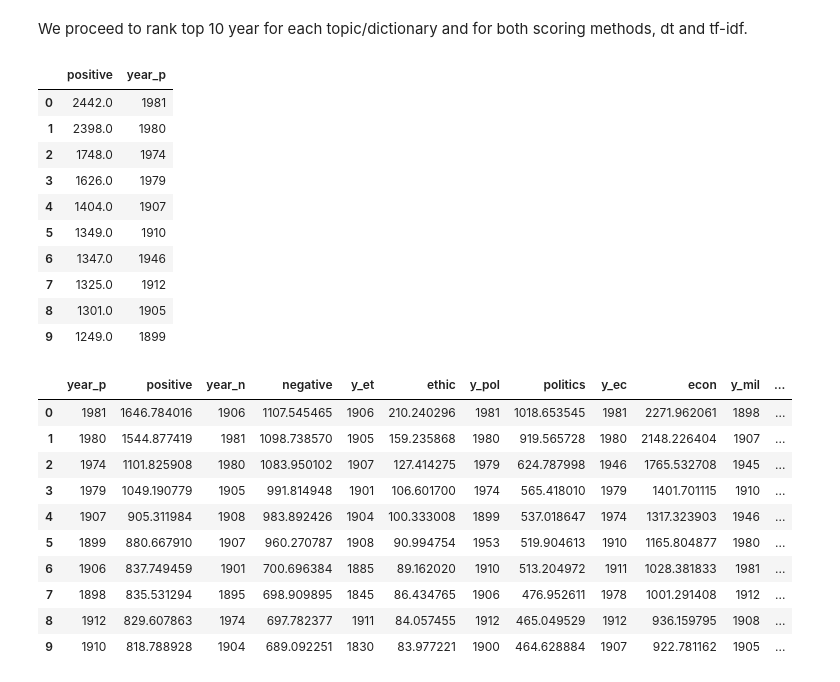
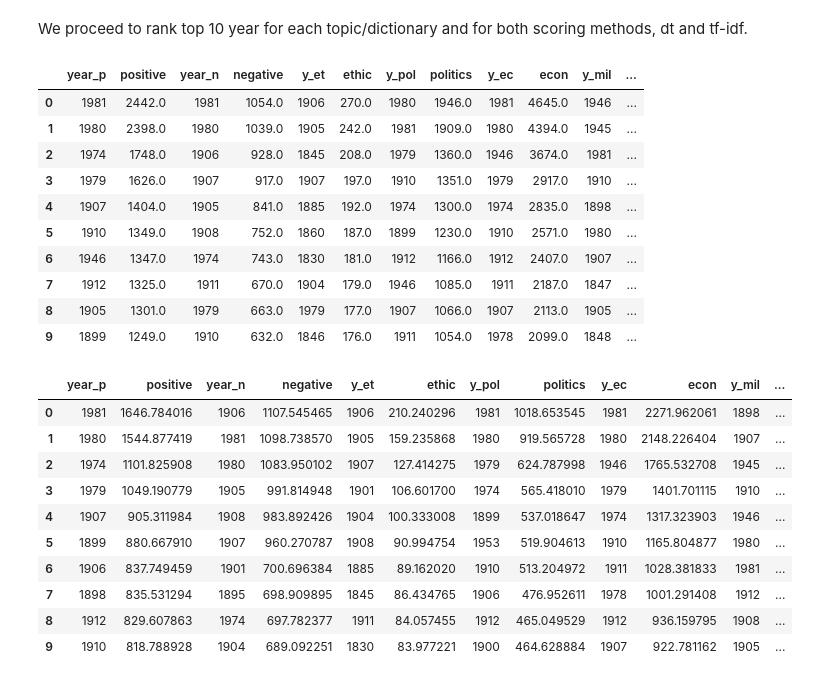
Before and after one commit to LauraRomanCanal/BGSE_text_mining, a Jupyter notebook: hw1.ipynb, the cells around one changed output. Cells and saved outputs as stored; diff of their text form; code cells hidden in the pictures.

```diff
--- a/hw1.ipynb
+++ b/hw1.ipynb
@@ -566,20 +566,20 @@ DT_score = pd.DataFrame(OrderedDict({'year_p':pos_sorted_years, 'positive':pos_t
 'year_n':neg_sorted_years ,'negative':neg_tf_score, 'y_et':et_sorted_years, 'ethic':et_tf_score,
 'y_pol':pol_sorted_years, 'politics':pol_tf_score, 'y_ec':ec_sorted_years, 'econ':ec_tf_score,
 'y_mil':mil_sorted_years, 'military':mil_tf_score, 'y_u':unc_sorted_years, 'uncertainty':unc_tf_score, 'y_pas':pas_sorted_years, 'passive':pas_tf_score} ))
-# %%
-pd.DataFrame({'year_p':pos_sorted_years, 'positive':pos_tf_score})
-# %% [output]
-|  | positive | year_p |
-| 0 | 2442.0 | 1981 |
-| 1 | 2398.0 | 1980 |
-| 2 | 1748.0 | 1974 |
-| 3 | 1626.0 | 1979 |
-| 4 | 1404.0 | 1907 |
-| 5 | 1349.0 | 1910 |
-| 6 | 1347.0 | 1946 |
-| 7 | 1325.0 | 1912 |
-| 8 | 1301.0 | 1905 |
-| 9 | 1249.0 | 1899 |
+# %%
+DT_score
+# %% [output]
+|  | year_p | positive | year_n | negative | y_et | ethic | y_pol | politics | y_ec | econ | y_mil | ... |
+| 0 | 1981 | 2442.0 | 1981 | 1054.0 | 1906 | 270.0 | 1980 | 1946.0 | 1981 | 4645.0 | 1946 | ... |
+| 1 | 1980 | 2398.0 | 1980 | 1039.0 | 1905 | 242.0 | 1981 | 1909.0 | 1980 | 4394.0 | 1945 | ... |
+| 2 | 1974 | 1748.0 | 1906 | 928.0 | 1845 | 208.0 | 1979 | 1360.0 | 1946 | 3674.0 | 1981 | ... |
+| 3 | 1979 | 1626.0 | 1907 | 917.0 | 1907 | 197.0 | 1910 | 1351.0 | 1979 | 2917.0 | 1910 | ... |
+| 4 | 1907 | 1404.0 | 1905 | 841.0 | 1885 | 192.0 | 1974 | 1300.0 | 1974 | 2835.0 | 1898 | ... |
+| 5 | 1910 | 1349.0 | 1908 | 752.0 | 1860 | 187.0 | 1899 | 1230.0 | 1910 | 2571.0 | 1980 | ... |
+| 6 | 1946 | 1347.0 | 1974 | 743.0 | 1830 | 181.0 | 1912 | 1166.0 | 1912 | 2407.0 | 1907 | ... |
+| 7 | 1912 | 1325.0 | 1911 | 670.0 | 1904 | 179.0 | 1946 | 1085.0 | 1911 | 2187.0 | 1847 | ... |
+| 8 | 1905 | 1301.0 | 1979 | 663.0 | 1979 | 177.0 | 1907 | 1066.0 | 1907 | 2113.0 | 1905 | ... |
+| 9 | 1899 | 1249.0 | 1910 | 632.0 | 1846 | 176.0 | 1911 | 1054.0 | 1978 | 2099.0 | 1848 | ... |
 # %%
 n_rank = 10
 
```
